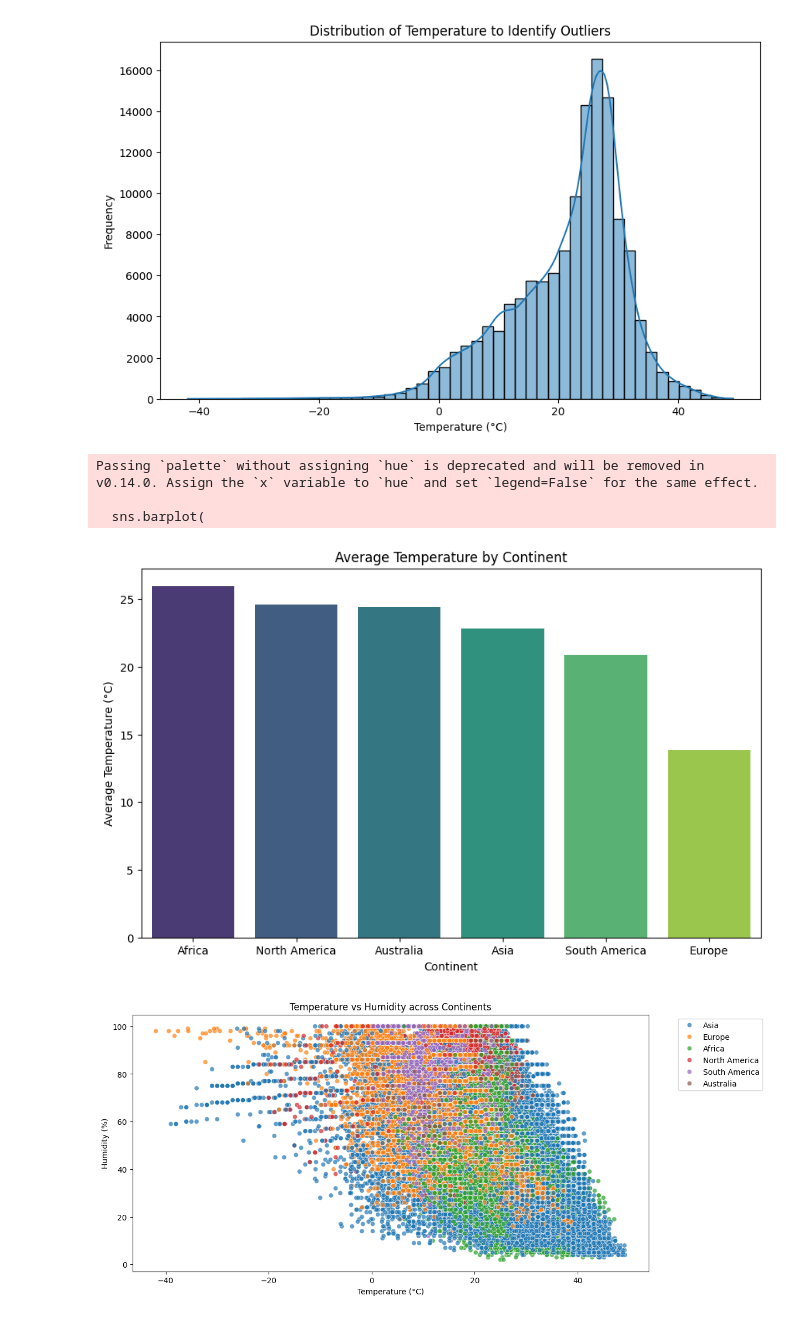
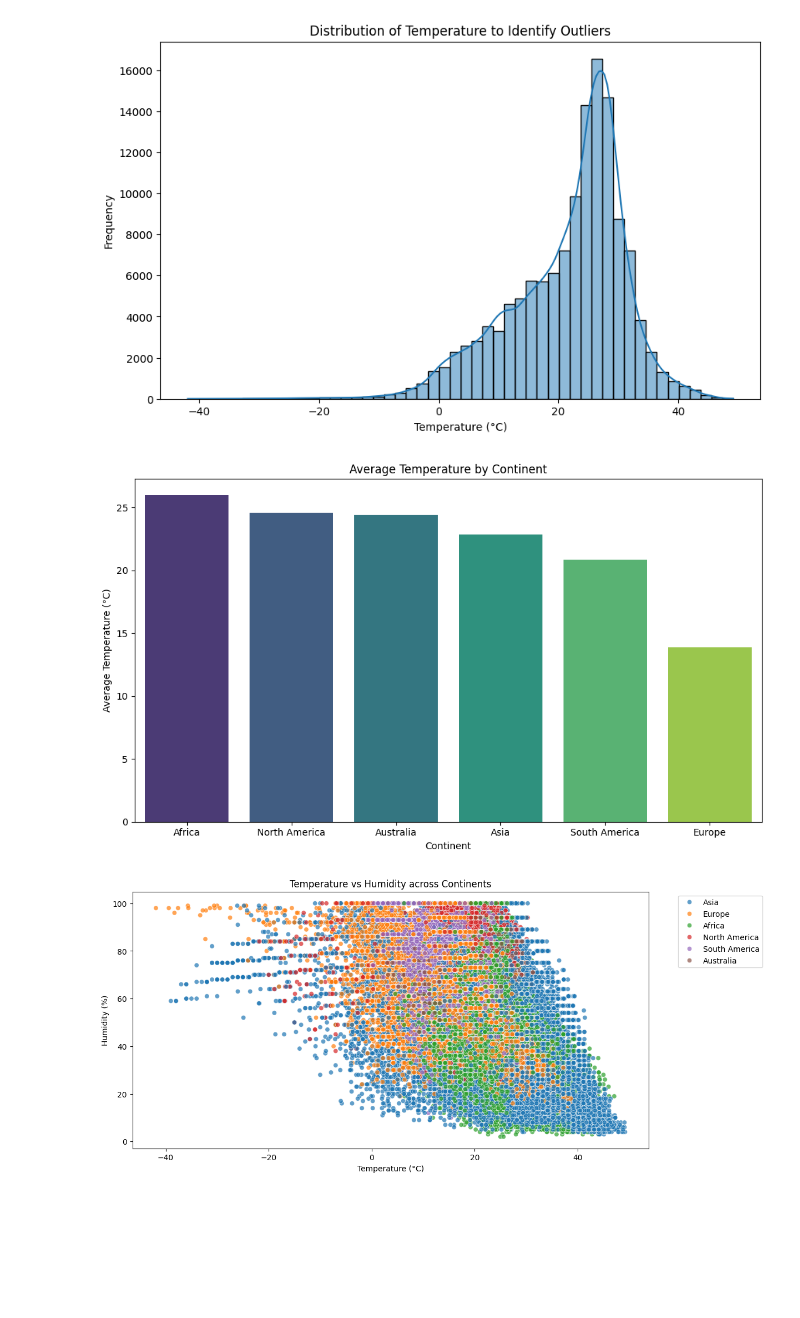
Before and after one commit to AdinathD/DV-Climatescope-AdinathDudlewar, a Jupyter notebook: Climatescope.ipynb, the cells around one changed output. Saved outputs shown, nothing was run; the diff lists cells and outputs as text; code cells hidden in the pictures; blank space fills up the shorter version.

```diff
--- a/Climatescope.ipynb
+++ b/Climatescope.ipynb
@@ -263,6 +278,9 @@ plt.show()
 # %% [output]
 [figure]
 # %%
+#-----------------------------------
+#Average Temperature by Continent
+#-------------------------------------
 import pandas as pd
 import matplotlib.pyplot as plt
 import seaborn as sns
@@ -308,46 +326,49 @@ country_to_continent = {
     'Sao Tome and Principe': 'Africa', 'Saudi Arabia': 'Asia', 'Senegal': 'Africa', 'Serbia': 'Europe',
     'Seychelles': 'Africa', 'Sierra Leone': 'Africa', 'Singapore': 'Asia', 'Slovakia': 'Europe', 'Slovenia': 'Europe',
     'Solomon Islands': 'Australia', 'Somalia': 'Africa', 'South Africa': 'Africa', 'South Korea': 'Asia',
     'South Sudan': 'Africa', 'Spain': 'Europe', 'Sri Lanka': 'Asia', 'Sudan': 'Africa', 'Suriname': 'South America',
     'Sweden': 'Europe', 'Switzerland': 'Europe', 'Syria': 'Asia', 'Taiwan': 'Asia', 'Tajikistan': 'Asia',
     'Tanzania': 'Africa', 'Thailand': 'Asia', 'Timor-Leste': 'Asia', 'Togo': 'Africa', 'Tonga': 'Australia',
     'Trinidad and Tobago': 'North America', 'Tunisia': 'Africa', 'Turkey': 'Asia', 'Turkmenistan': 'Asia',
     'Tuvalu': 'Australia', 'Uganda': 'Africa', 'Ukraine': 'Europe', 'United Arab Emirates': 'Asia',
     'United Kingdom': 'Europe', 'United States': 'North America', 'Uruguay': 'South America', 'Uzbekistan': 'Asia',
     'Vanuatu': 'Australia', 'Vatican City': 'Europe', 'Venezuela': 'South America', 'Vietnam': 'Asia',
     'Yemen': 'Asia', 'Zambia': 'Africa', 'Zimbabwe': 'Africa'
 }
 
-# Create a new 'continent' column based on the 'country' column
+# Map countries to continents
 df['continent'] = df['country'].map(country_to_continent)
 
-# Remove rows where the continent could not be determined
+# Drop rows where continent mapping failed
 df.dropna(subset=['continent'], inplace=True)
 
-# Calculate the average temperature for each continent
-continent_avg_temp = df.groupby('continent')['temperature_celsius'].mean().reset_index()
+# Compute average temperature by continent
+continent_avg_temp = (
+    df.groupby('continent')['temperature_celsius']
+    .mean()
+    .reset_index()
+    .sort_values(by='temperature_celsius', ascending=False)
+)
 
-# Sort the data by average temperature in descending order
-continent_avg_temp = continent_avg_temp.sort_values(by='temperature_celsius', ascending=False)
-
-# Create the bar chart
+# Plot: Average temperature by continent (future-proof)
 plt.figure(figsize=(10, 6))
 sns.barplot(
     data=continent_avg_temp,
     x='continent',
     y='temperature_celsius',
-    palette='viridis'
+    hue='continent',     # explicit for palette use
+    dodge=False,
+    palette='viridis',
+    legend=False
 )
-
 plt.xlabel("Continent")
 plt.ylabel("Average Temperature (°C)")
 plt.title("Average Temperature by Continent")
+plt.tight_layout()
 
-# Save the plot to a file
+# Save the figure
 plt.savefig('average_temperature_by_continent.png', bbox_inches='tight')
+plt.show()
 # %% [output]
-Passing `palette` without assigning `hue` is deprecated and will be removed in v0.14.0. Assign the `x` variable to `hue` and set `legend=False` for the same effect.
-
-  sns.barplot(
-[figure, old version]
+[figure, new version]
 # %%
```
Also changed, not shown: parts of 6 cells of this notebook.
